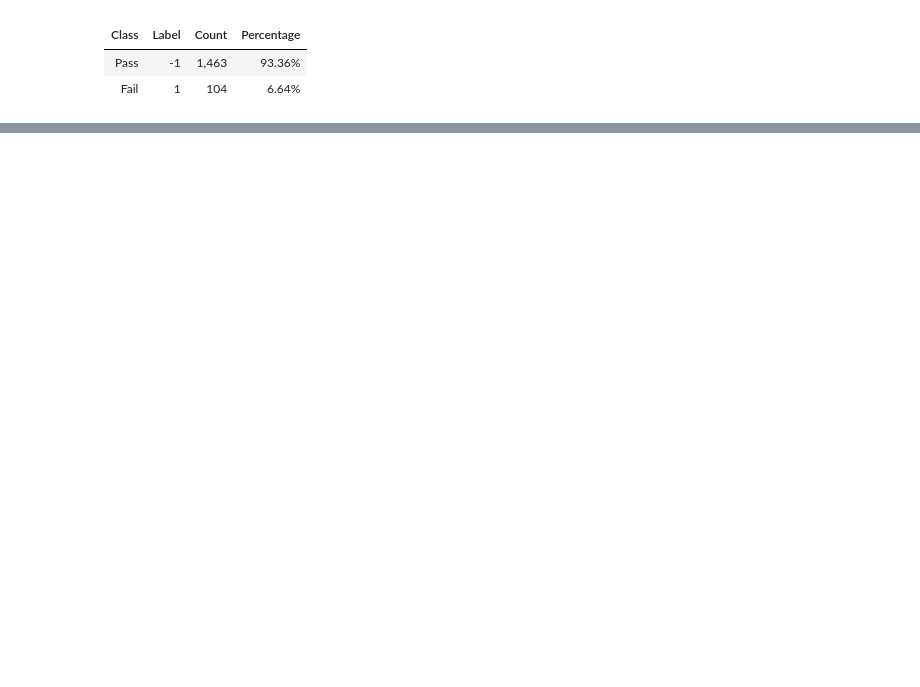
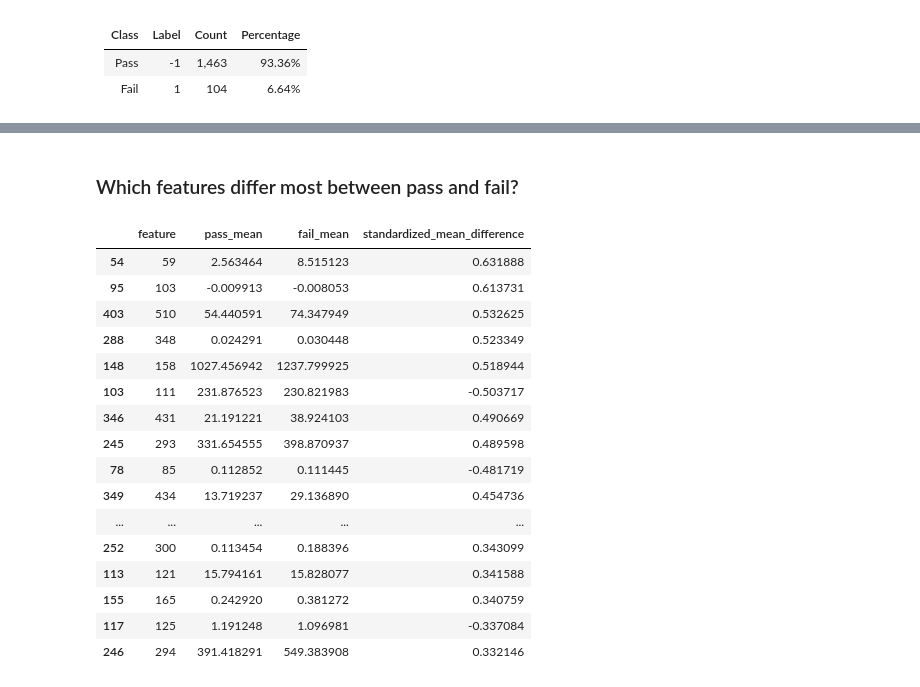
Before and after one commit to DRPproton/semiconductor-projects-tda, a Jupyter notebook: Project-1_SECOM/notebooks/notebook.ipynb, the cells around one changed output, grey strips where cells are left out. Cells and saved outputs as stored; diff of their text form; code cells hidden in the pictures; blank space fills up the shorter version.

```diff
--- a/Project-1_SECOM/notebooks/notebook.ipynb
+++ b/Project-1_SECOM/notebooks/notebook.ipynb
@@ -321,0 +905,38 @@ sns.countplot(df, x='Label');
+# %% [markdown]
+### Which features differ most between pass and fail?
+# %%
+pass_fail_candidates = (
+    eda_report
+    .sort_values(
+        "abs_standardized_mean_difference",
+        ascending=False
+    )
+    .head(30)
+)
+
+pass_fail_candidates[
+    [
+        "feature",
+        "pass_mean",
+        "fail_mean",
+        "standardized_mean_difference",
+    ]
+]
+# %% [output]
+|  | feature | pass_mean | fail_mean | standardized_mean_difference |
+| 54 | 59 | 2.563464 | 8.515123 | 0.631888 |
+| 95 | 103 | -0.009913 | -0.008053 | 0.613731 |
+| 403 | 510 | 54.440591 | 74.347949 | 0.532625 |
+| 288 | 348 | 0.024291 | 0.030448 | 0.523349 |
+| 148 | 158 | 1027.456942 | 1237.799925 | 0.518944 |
+| 103 | 111 | 231.876523 | 230.821983 | -0.503717 |
+| 346 | 431 | 21.191221 | 38.924103 | 0.490669 |
+| 245 | 293 | 331.654555 | 398.870937 | 0.489598 |
+| 78 | 85 | 0.112852 | 0.111445 | -0.481719 |
+| 349 | 434 | 13.719237 | 29.136890 | 0.454736 |
+| ... | ... | ... | ... | ... |
+| 252 | 300 | 0.113454 | 0.188396 | 0.343099 |
+| 113 | 121 | 15.794161 | 15.828077 | 0.341588 |
+| 155 | 165 | 0.242920 | 0.381272 | 0.340759 |
+| 117 | 125 | 1.191248 | 1.096981 | -0.337084 |
+| 246 | 294 | 391.418291 | 549.383908 | 0.332146 |
```
Also changed, not shown: parts of 58 cells of this notebook, 1 other file.
